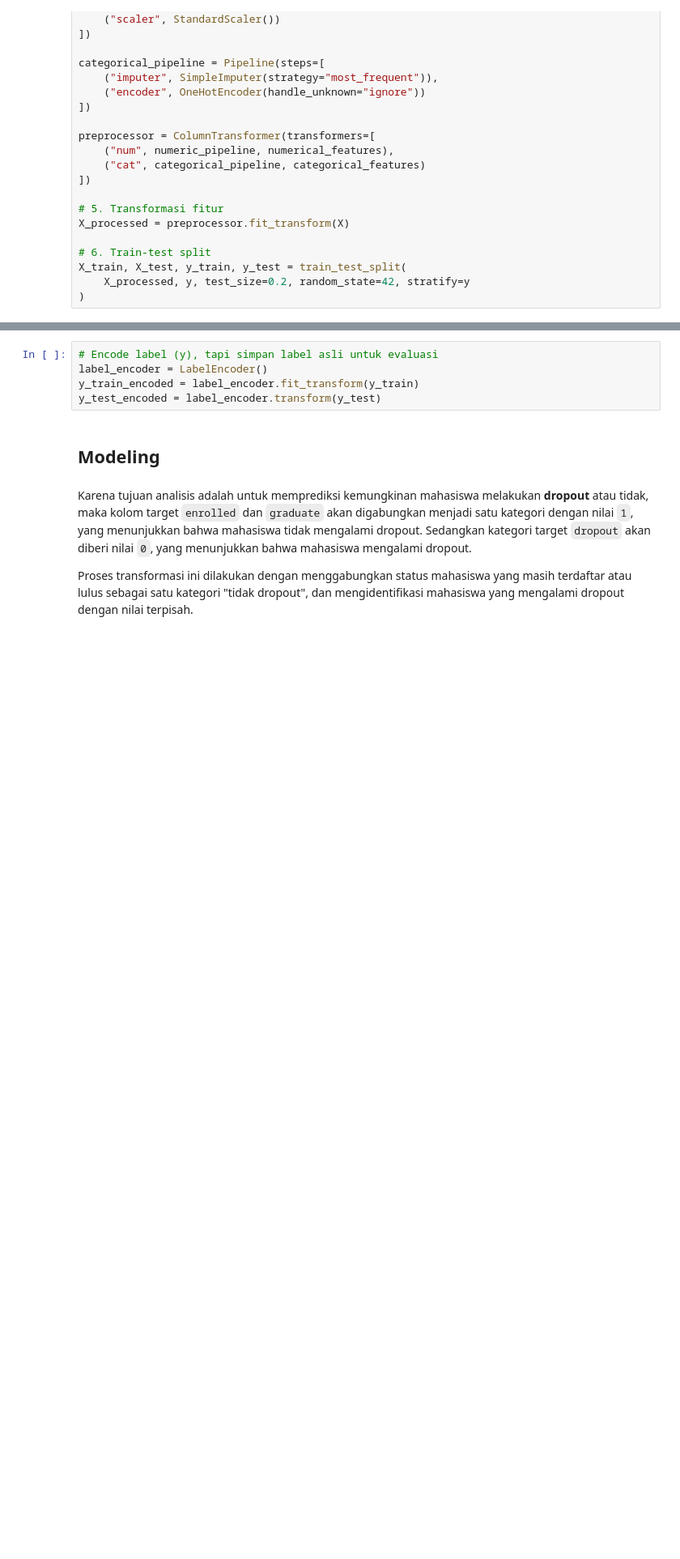
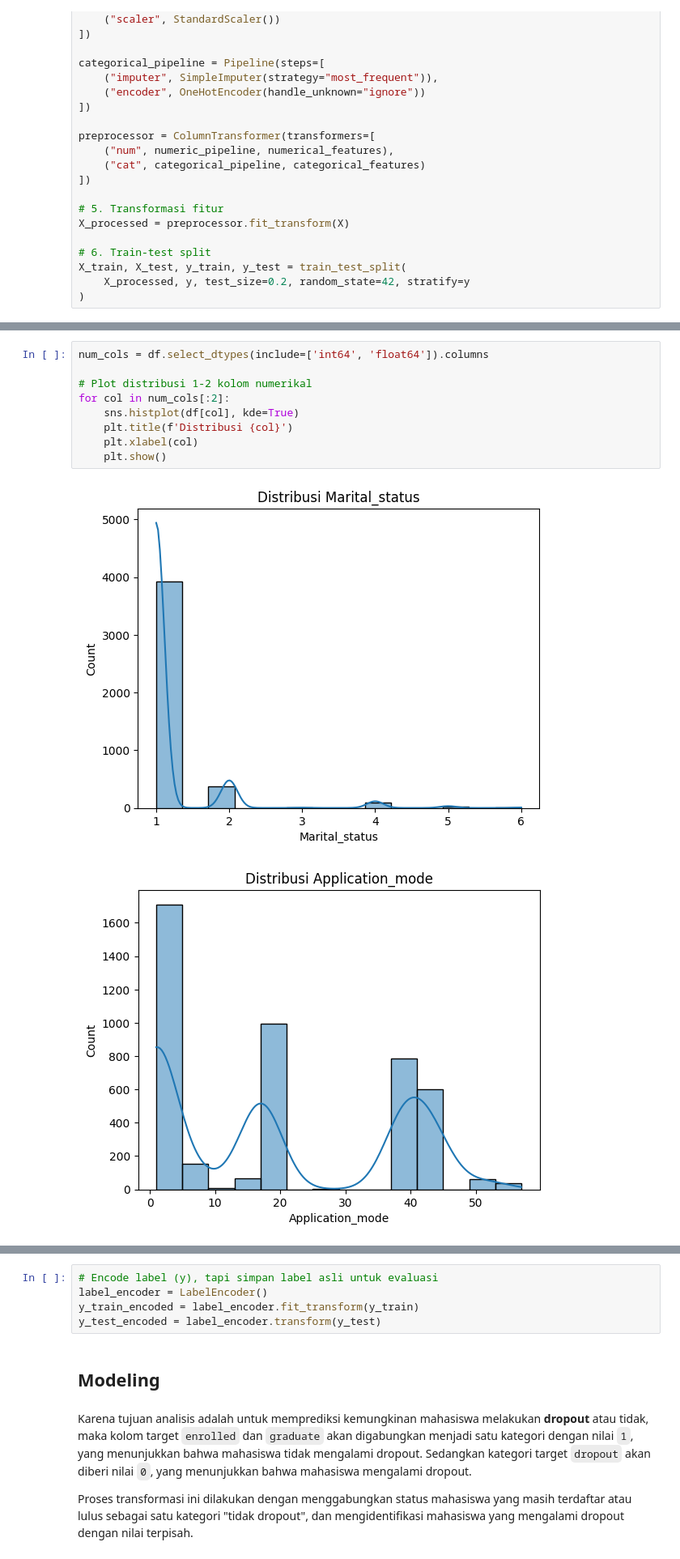
Before and after one commit to agummds/DS_Students_Performance, a Jupyter notebook: DS_CaseStudy_Agum_Medisa.ipynb, the cells around one changed output, grey strips where cells are left out. Shown at 81% size. Drawn from its saved outputs; the diff is of its cells as text; blank space fills up the shorter version.

```diff
--- a/DS_CaseStudy_Agum_Medisa.ipynb
+++ b/DS_CaseStudy_Agum_Medisa.ipynb
@@ -256,0 +312,12 @@ X_train, X_test, y_train, y_test = train_test_split(
+# %%
+num_cols = df.select_dtypes(include=['int64', 'float64']).columns
+
+# Plot distribusi 1-2 kolom numerikal
+for col in num_cols[:2]:
+    sns.histplot(df[col], kde=True)
+    plt.title(f'Distribusi {col}')
+    plt.xlabel(col)
+    plt.show()
+# %% [output]
+[figure, added]
+[figure, added]
```
Also changed, not shown: parts of 8 cells of this notebook, 3 other files.
